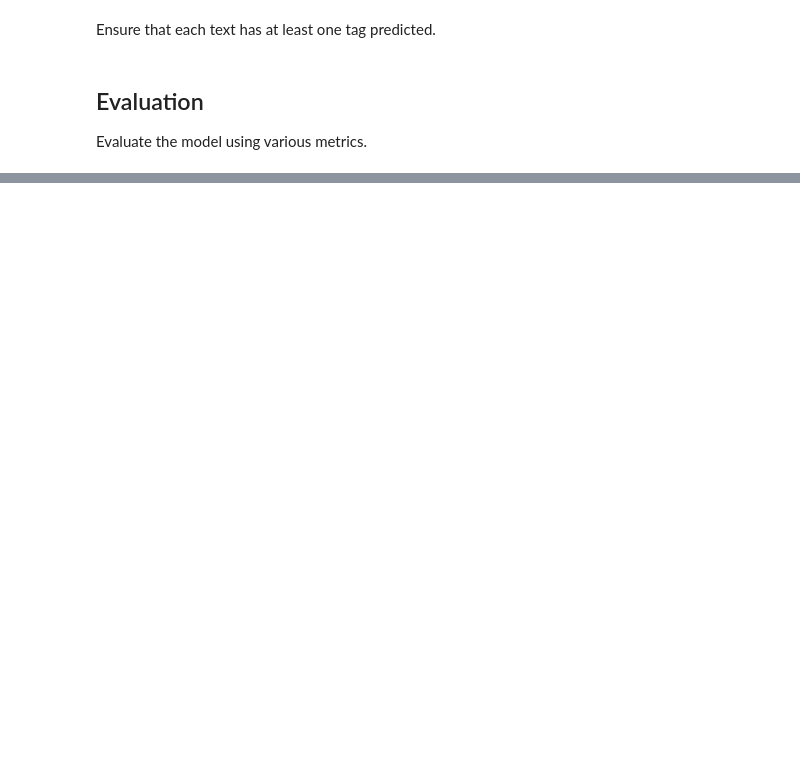
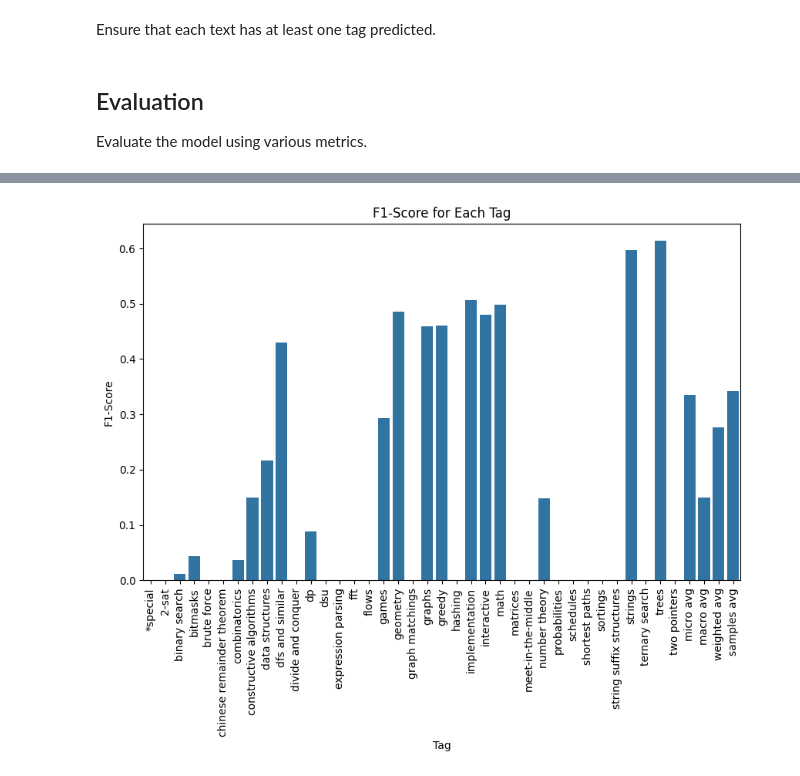
Before and after one commit to ARJ-Code/codeforce-tag-predictor, a Jupyter notebook: src/naive bayes model/naive-bayes-model.ipynb, the cells around one changed output, grey strips where cells are left out. Cells and saved outputs as stored; diff of their text form; code cells hidden in the pictures; blank space fills up the shorter version.

```diff
--- a/src/naive bayes model/naive-bayes-model.ipynb
+++ b/src/naive bayes model/naive-bayes-model.ipynb
@@ -137,0 +134,10 @@ two pointers: 94.40%
+# %%
+plt.figure(figsize=(10, 6))
+sns.barplot(x=report_df.index, y='f1-score', data=report_df)
+plt.xticks(rotation=90)
+plt.title('F1-Score for Each Tag')
+plt.xlabel('Tag')
+plt.ylabel('F1-Score')
+plt.show()
+# %% [output]
+[figure, added]
```
Also changed, not shown: parts of 10 cells of this notebook.
